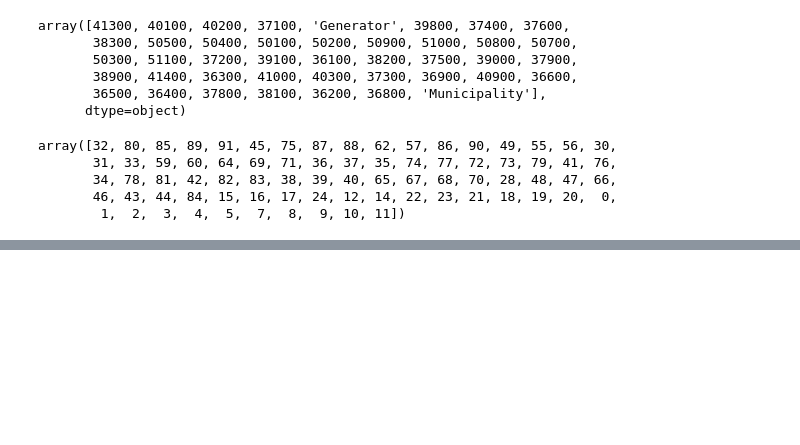
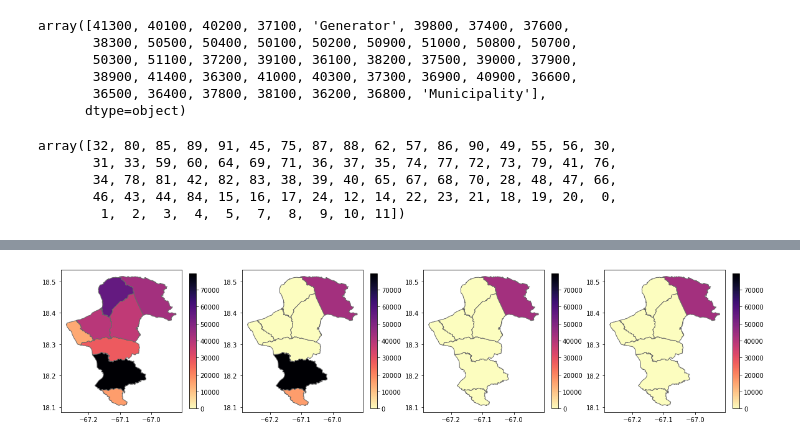
Before and after one commit to jmontoy004/Power-Network-Model, a Jupyter notebook: Power_Network_Model_JP.ipynb, the cells around one changed output, grey strips where cells are left out. Cells and saved outputs as stored; diff of their text form; code cells hidden in the pictures; blank space fills up the shorter version.

```diff
--- a/Power_Network_Model_JP.ipynb
+++ b/Power_Network_Model_JP.ipynb
@@ -42,0 +507,18 @@ array([32, 80, 85, 89, 91, 45, 75, 87, 88, 62, 57, 86, 90, 49, 55, 56, 30,
+# %%
+west = gpd.read_file('Shapefile/West_Muni_/West_Muni.shp') # Read .shp file
+west = west.to_crs('epsg:4269') # Change population CRS
+
+west.loc[west['countyfp'] == '011', 'municipio'] = 'Añasco'
+west.loc[west['countyfp'] == '097', 'municipio'] = 'Mayagüez'
+west.loc[west['countyfp'] == '117', 'municipio'] = 'Rincón'
+
+west = west[['geometry', 'municipio', 'PR_Populat']]
+west = west.rename(columns={'PR_Populat': 'Population', 'municipio':'Municipality'}) # Change the name of a column
+
+west = west.join(service_level_h.reset_index().set_index('Municipality'), on='Municipality')
+
+west['Population'] = west['Population'].astype(float)
+
+# join2 = gpd.sjoin(points_nl, lc, how="inner", op="within") # Look for the population in the NL coordinates
+# join2.sort_index(inplace = True)
+# # lc_clean = np.array(join2['Land_Cover']) # Extract data in a numpy array
@@ -43,2 +537,14 @@ array([32, 80, 85, 89, 91, 45, 75, 87, 88, 62, 57, 86, 90, 49, 55, 56, 30,
+# %%
+for i in range(4):
+    west[f'People Without Energy - h{i}'] = west['Population']
+    west.loc[west[f'h{i} Service Level'] == 1, f'People Without Energy - h{i}'] = 0
+# %%
+fig, ax = plt.subplots(1,4, figsize = (20,10))
+
+for i in range(4):
+    west.plot(f'People Without Energy - h{i}', legend=True, cmap="magma_r", edgecolor = 'dimgrey',
+              ax = ax[i], vmin = 0, vmax = west['Population'].max(), legend_kwds={'shrink': 0.4})
+# %% [output]
+[figure, added]
 # %%
 # %% [output]
```
Also changed, not shown: parts of 28 cells of this notebook, 3 other files.
